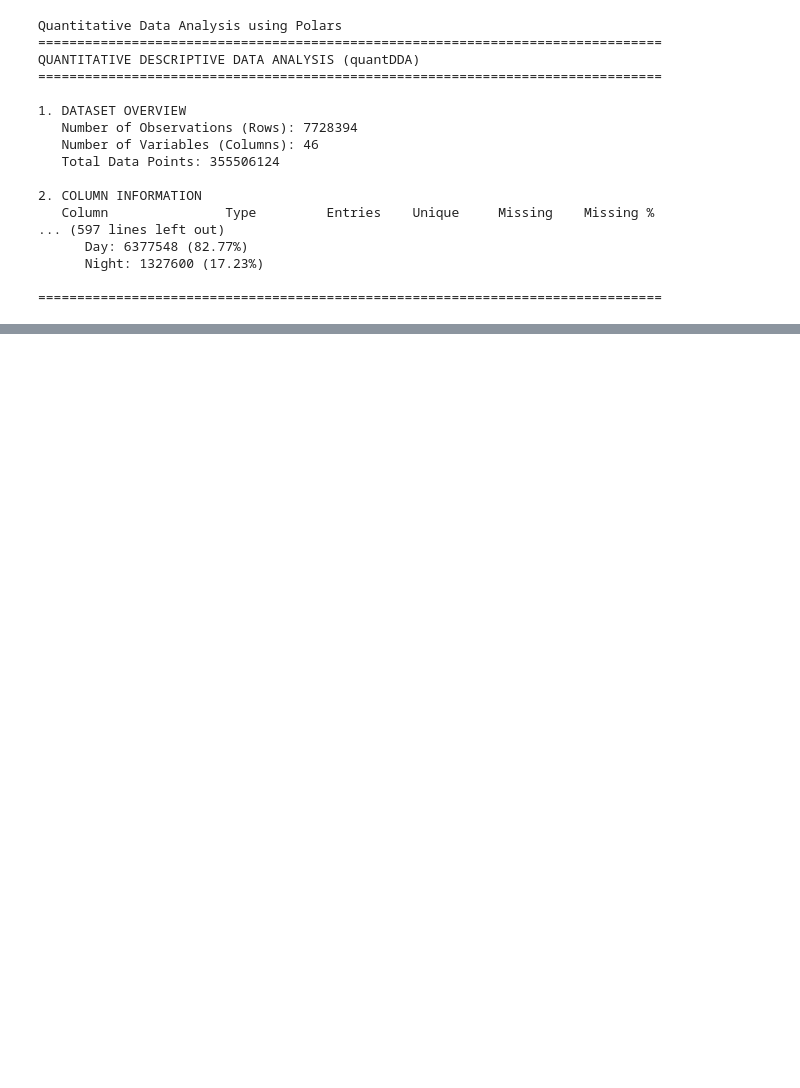
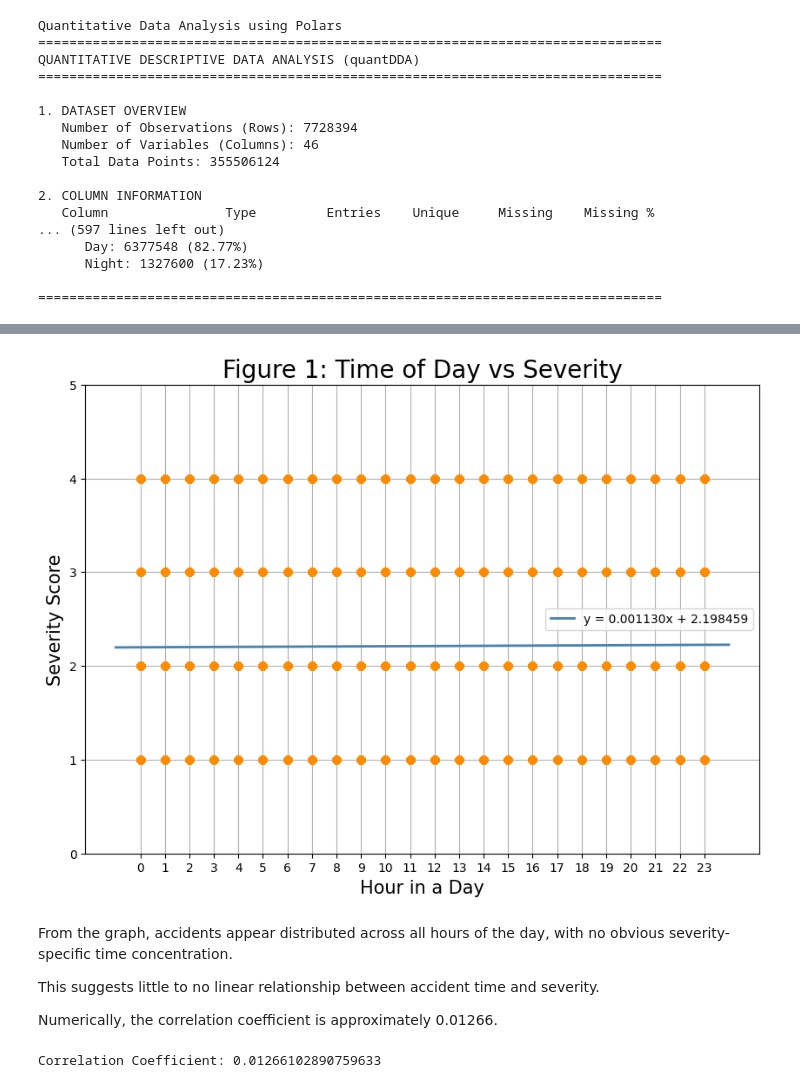
Before and after one commit to vubaominh/lab1_354, a Jupyter notebook: COMP333_final_proj.ipynb, the cells around one changed output, grey strips where cells are left out. Cells and saved outputs as stored; diff of their text form; code cells hidden in the pictures; blank space fills up the shorter version.

```diff
--- a/COMP333_final_proj.ipynb
+++ b/COMP333_final_proj.ipynb
@@ -339,0 +987,53 @@ QUANTITATIVE DESCRIPTIVE DATA ANALYSIS (quantDDA)
+# %%
+plt.figure(figsize=(10, 7))
+
+# Define variables for time-versus-severity analysis.
+X = df_reduced["Start_Time"].dt.hour().to_numpy()
+y = df_reduced["Severity"].to_numpy()
+
+# ----------------------------------------------
+# Plot severity against accident hour.
+plt.plot(X, y,
+         linestyle= "None",
+         marker = ".",
+         markersize = 12,
+         color = "darkorange")
+
+# ----------------------------------------------
+# Configure axis ticks and ranges.
+plt.xticks(np.arange(0, 24, 1))
+plt.ylim(0, y.max()+1)
+
+# ----------------------------------------------
+# Fit and plot a linear trend line.
+a, b = np.polyfit(X, y, 1)
+
+x_line = np.linspace(0-1, X.max()+1, 100)
+y_line = a*x_line + b
+
+plt.plot(x_line, y_line,
+         color = "steelblue",
+         linewidth = 2,
+         label = f"y = {a:.6f}x + {b:.6f}")
+
+plt.legend(loc = 7)
+
+# ----------------------------------------------
+plt.xlabel("Hour in a Day", fontsize = 15)
+plt.ylabel("Severity Score", fontsize = 15)
+plt.title("Figure 1: Time of Day vs Severity", fontsize = 20)
+plt.grid(True)
+
+plt.show()
+# %% [output]
+[figure, added]
+# %% [markdown]
+From the graph, accidents appear distributed across all hours of the day, with no obvious severity-specific time concentration.
+
+This suggests little to no linear relationship between accident time and severity.
+
+Numerically, the correlation coefficient is approximately 0.01266.
+# %%
+print("Correlation Coefficient:", np.corrcoef(X,y)[0,1] )
+# %% [output]
+Correlation Coefficient: 0.01266102890759633
```
Also changed, not shown: parts of 51 cells of this notebook.
